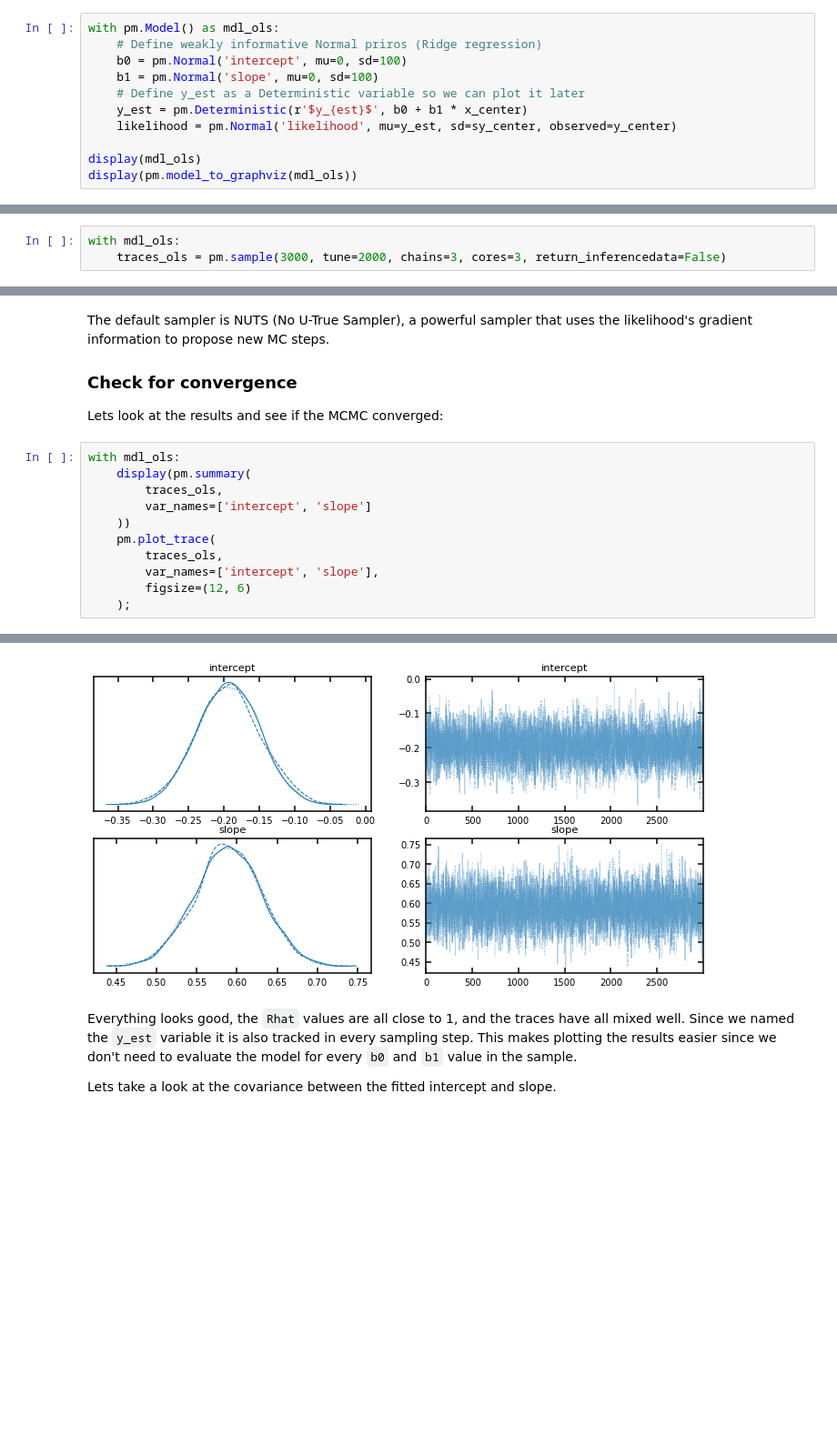
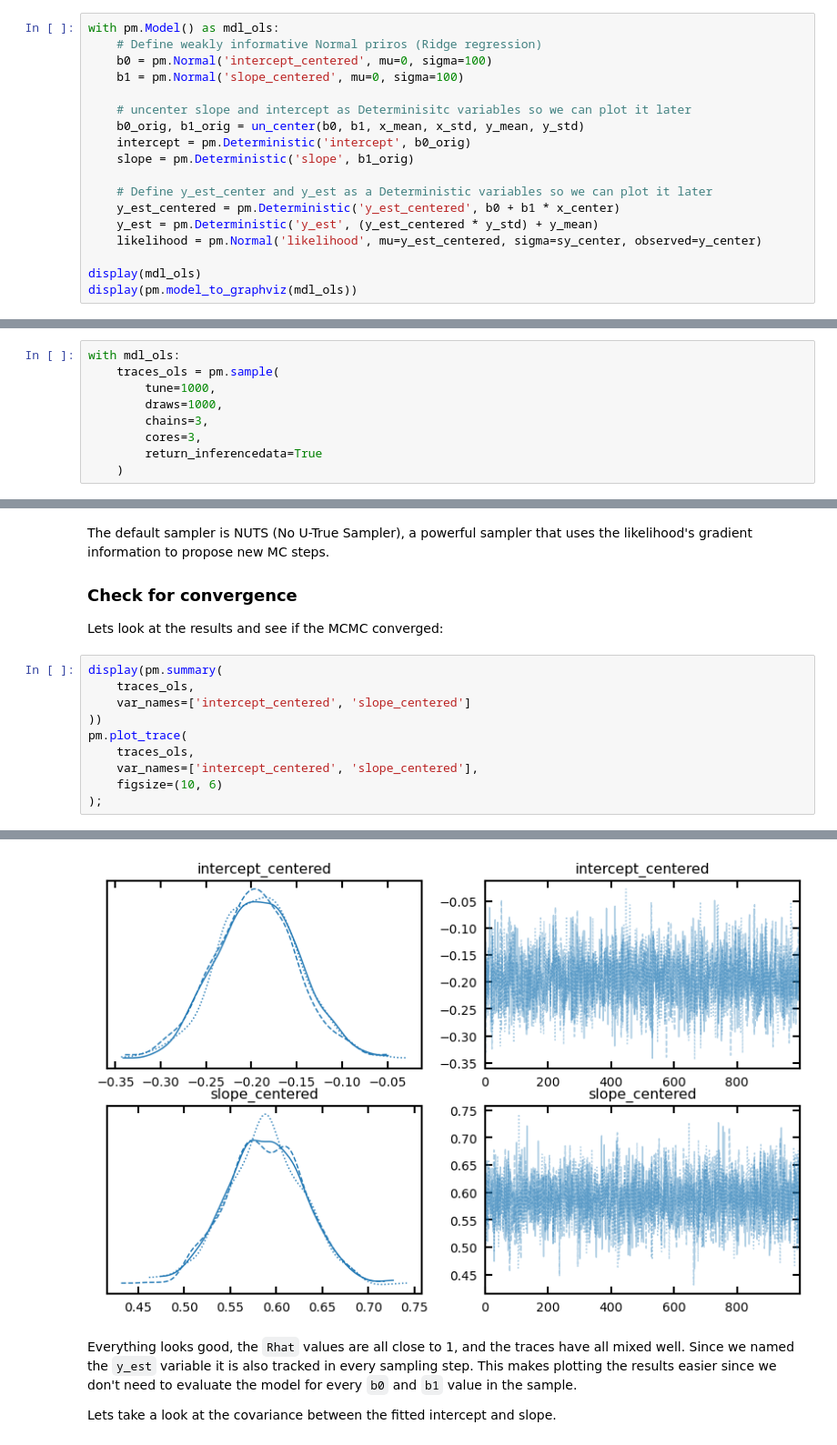
Before and after one commit to CKrawczyk/jupyter_data_languages, a Jupyter notebook: mcmc_fit_with_outliers_pymc.ipynb, the cells around one changed output, grey strips where cells are left out. Shown at 91% size. Drawn from its saved outputs; the diff is of its cells as text; blank space fills up the shorter version.

```diff
--- a/mcmc_fit_with_outliers_pymc.ipynb
+++ b/mcmc_fit_with_outliers_pymc.ipynb
@@ -95,11 +89,18 @@ As a starting point we will first build a least squares linear regression model
 # %%
 with pm.Model() as mdl_ols:
     # Define weakly informative Normal priros (Ridge regression)
-    b0 = pm.Normal('intercept', mu=0, sd=100)
-    b1 = pm.Normal('slope', mu=0, sd=100)
-    # Define y_est as a Deterministic variable so we can plot it later
-    y_est = pm.Deterministic(r'$y_{est}$', b0 + b1 * x_center)
-    likelihood = pm.Normal('likelihood', mu=y_est, sd=sy_center, observed=y_center)
+    b0 = pm.Normal('intercept_centered', mu=0, sigma=100)
+    b1 = pm.Normal('slope_centered', mu=0, sigma=100)
+
+    # uncenter slope and intercept as Determinisitc variables so we can plot it later
+    b0_orig, b1_orig = un_center(b0, b1, x_mean, x_std, y_mean, y_std)
+    intercept = pm.Deterministic('intercept', b0_orig)
+    slope = pm.Deterministic('slope', b1_orig)
+
+    # Define y_est_center and y_est as a Deterministic variables so we can plot it later
+    y_est_centered = pm.Deterministic('y_est_centered', b0 + b1 * x_center)
+    y_est = pm.Deterministic('y_est', (y_est_centered * y_std) + y_mean)
+    likelihood = pm.Normal('likelihood', mu=y_est_centered, sigma=sy_center, observed=y_center)
 
 display(mdl_ols)
 display(pm.model_to_graphviz(mdl_ols))
@@ -117,7 +118,13 @@ We can see the likelihood of the fit given the data is defined as a Normal distr
 Now we can run the MCMC sampler to find the best fit.
 # %%
 with mdl_ols:
-    traces_ols = pm.sample(3000, tune=2000, chains=3, cores=3, return_inferencedata=False)
+    traces_ols = pm.sample(
+        tune=1000,
+        draws=1000,
+        chains=3,
+        cores=3,
+        return_inferencedata=True
+    )
 # %% [output]
 Auto-assigning NUTS sampler...
 Initializing NUTS using jitter+adapt_diag...
@@ -131,15 +138,14 @@ The default sampler is NUTS (No U-True Sampler), a powerful sampler that uses th
 ### Check for convergence
 Lets look at the results and see if the MCMC converged:
 # %%
-with mdl_ols:
-    display(pm.summary(
-        traces_ols,
-        var_names=['intercept', 'slope']
-    ))
-    pm.plot_trace(
-        traces_ols,
-        var_names=['intercept', 'slope'],
-        figsize=(12, 6)
-    );
+display(pm.summary(
+    traces_ols,
+    var_names=['intercept_centered', 'slope_centered']
+))
+pm.plot_trace(
+    traces_ols,
+    var_names=['intercept_centered', 'slope_centered'],
+    figsize=(10, 6)
+);
 # %% [output]
 |  | mean | sd | hdi_3% | hdi_97% | mcse_mean | mcse_sd | ess_bulk | ess_tail | r_hat |
@@ -148,4 +154,4 @@ with mdl_ols:
-[figure, old version]
+[figure, new version]
 # %% [markdown]
 Everything looks good, the `Rhat` values are all close to 1, and the traces have all mixed well.  Since we named the `y_est` variable it is also tracked in every sampling step.  This makes plotting the results easier since we don't need to evaluate the model for every `b0` and `b1` value in the sample.
 
```
Also changed, not shown: parts of 32 cells of this notebook.
